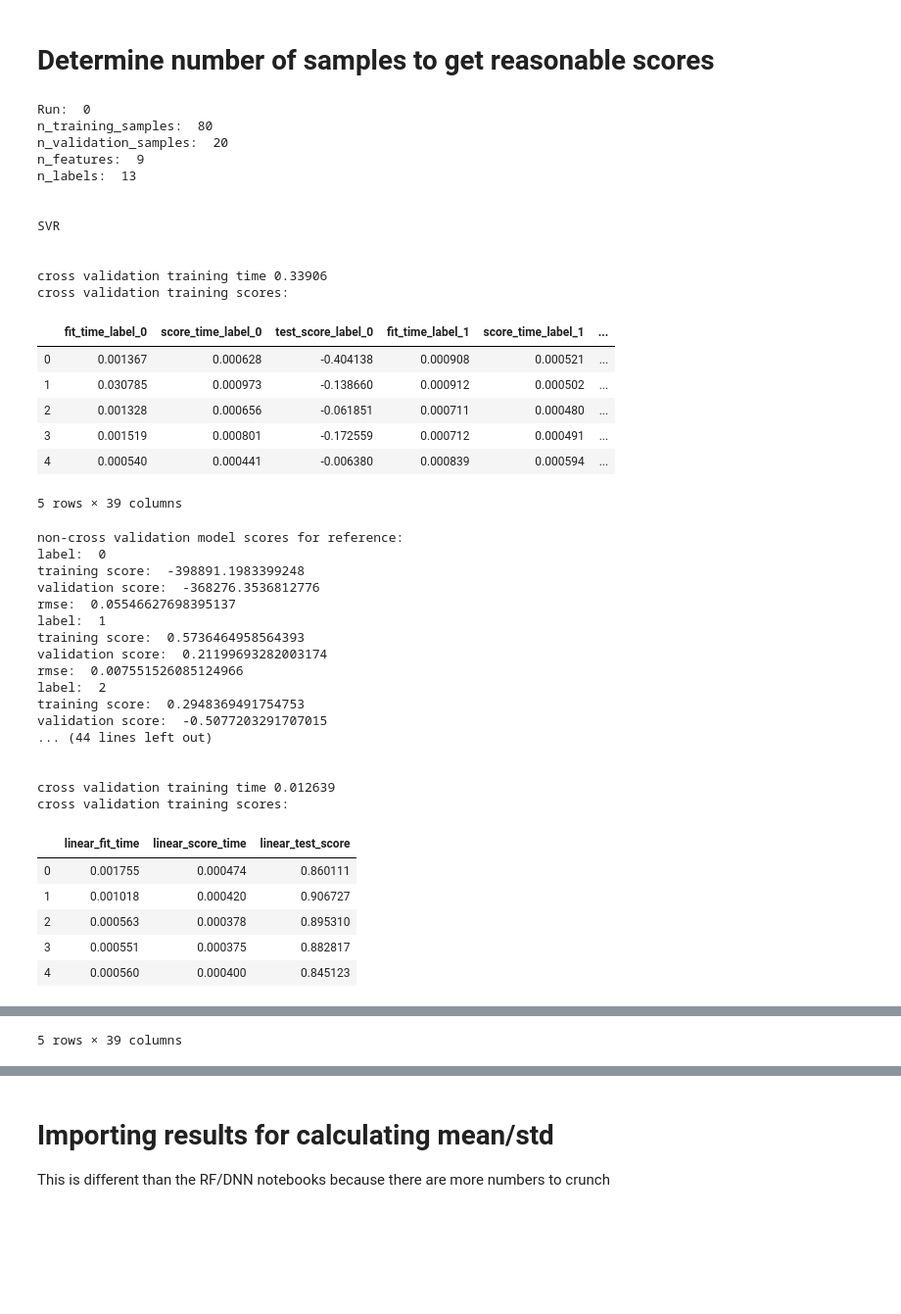
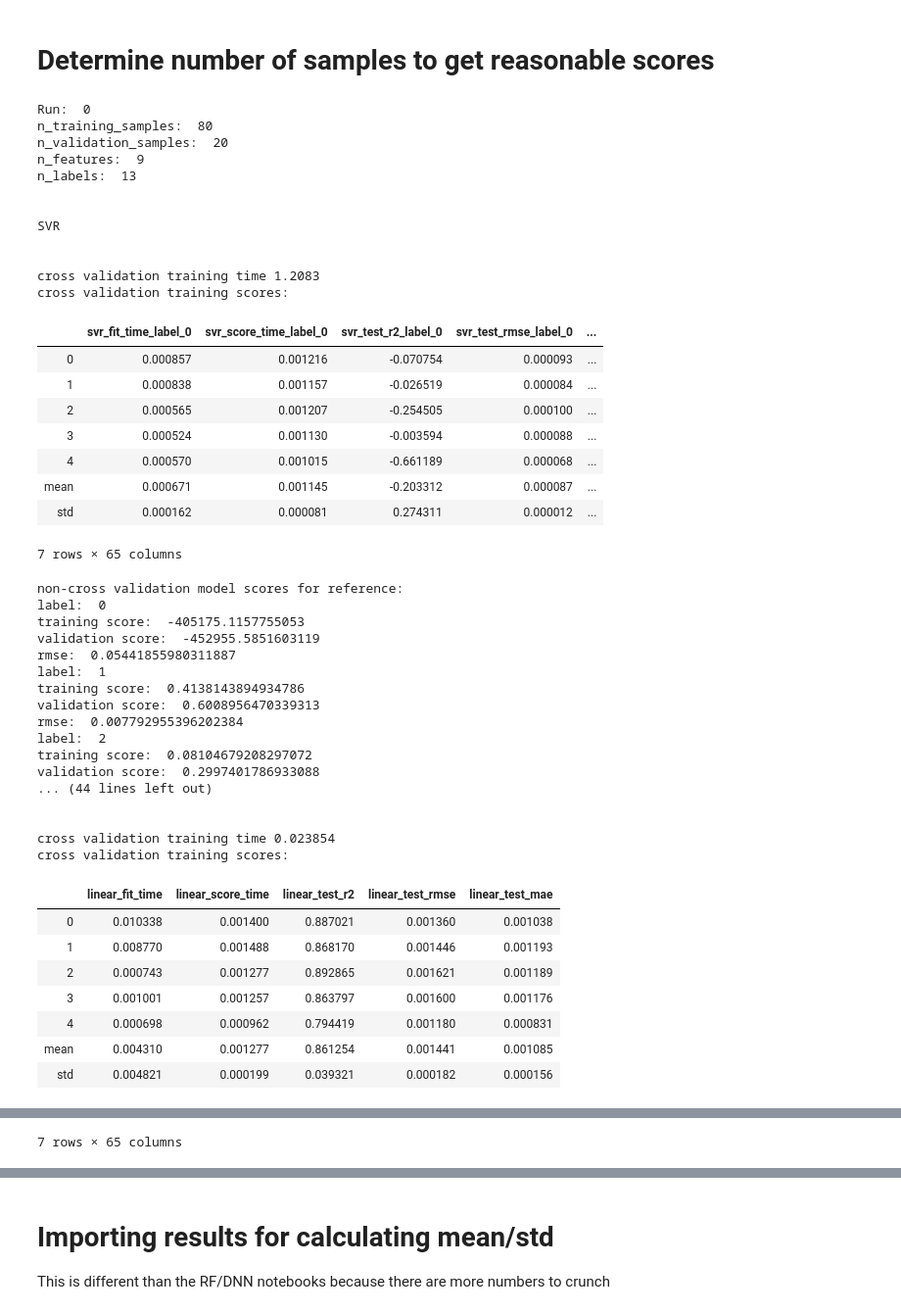
Before and after one commit to mbardwell/masters-simapprox, a Jupyter notebook: smart-sim/simhandler/ieee-13_approximating-with-SVR.ipynb, the cells around one changed output, grey strips where cells are left out. Shown at 98% size. Drawn from its saved outputs; the diff is of its cells as text; code cells hidden in the pictures; blank space fills up the shorter version.

Commit message:
Add scores to saved pd dataframe. Improve score recall function

```diff
--- a/smart-sim/simhandler/ieee-13_approximating-with-SVR.ipynb
+++ b/smart-sim/simhandler/ieee-13_approximating-with-SVR.ipynb
@@ -213,6 +213,13 @@ def backup_samples(src, dest):
             shutil.copy(src, dest)
         else:
             print('Directory not copied. Error: %s' % e)
+
+def add_mean_and_std_rows(dataframe):
+    mean = dataframe.mean()
+    std = dataframe.std()
+    dataframe.loc["mean"] = mean
+    dataframe.loc["std"] = std
+    return dataframe
 # %% [markdown]
 # Source Data
 # %%
@@ -376,8 +384,10 @@ for i, n_samples in enumerate([100, 1000, 10000, 100000]):
                                                       svr_y_train,
                                                       cv=5,
                                                       n_jobs=-1,
-                                                      scoring=make_scorer(r2_score)))
-        svr_xval_scores.columns = [col + "_label_" + str(label) for col in svr_xval_scores.columns]
+                                                      scoring={"r2": make_scorer(r2_score),
+                                                               "rmse": make_scorer(rmse),
+                                                               "mae": make_scorer(mae)}))
+        svr_xval_scores.columns = ["svr_" + col + "_label_" + str(label) for col in svr_xval_scores.columns]
         if label == 0:
             svr_results = svr_xval_scores
         else:
@@ -388,6 +398,7 @@ for i, n_samples in enumerate([100, 1000, 10000, 100000]):
     time_svr = time.time()
     print("cross validation training time {:.5}".format(time_svr-time_start))
     print("cross validation training scores: ")
+    svr_results = add_mean_and_std_rows(svr_results)
     display(svr_results)
 
     print("non-cross validation model scores for reference:")
@@ -405,68 +416,75 @@ for i, n_samples in enumerate([100, 1000, 10000, 100000]):
                                              y_train,
                                              cv=5,
                                              n_jobs=-1,
-                                             scoring=make_scorer(r2_score)))
+                                             scoring={"r2": make_scorer(r2_score),
+                                                      "rmse": make_scorer(rmse),
+                                                      "mae": make_scorer(mae)}))
 
     time_linear = time.time()
     print("cross validation training time {:.5}".format(time_linear-time_start))
     print("cross validation training scores: ")
     linear_results = pd.DataFrame(linear_xval_scores[current_iteration])
     linear_results.columns = ["linear_"+col for col in linear_results.columns]
+    linear_results = add_mean_and_std_rows(linear_results)
     display(linear_results)
 
     linear.fit(X_train, y_train)
     print("non-cross validation model scores for reference:")
     print("training score: ", r2_score(y_train, linear.predict(X_train)))
     print("validation score: ", r2_score(y_val, linear.predict(X_val)))
     print("rmse: ", rmse(linear.predict(X_val), y_val))
 
     ## model statistics
     datetimestamp = datetime.datetime.now().strftime("%Y-%m-%d-%H-%M")
     results_to_save = linear_results.join(svr_results).round(3)
     results_to_save.to_csv(path_to_powerflow_data +
                            "/results/approximating_with_svr_results-{}_samples-{}.csv".format(n_samples,
                                                                                              datetimestamp))
 # %% [output]
 Run:  0
 n_training_samples:  80
 n_validation_samples:  20
 n_features:  9
 n_labels:  13
 
 
 SVR
 
 
-cross validation training time 0.33906
+cross validation training time 1.2083
 cross validation training scores:
-|  | fit_time_label_0 | score_time_label_0 | test_score_label_0 | fit_time_label_1 | score_time_label_1 | ... |
-| 0 | 0.001367 | 0.000628 | -0.404138 | 0.000908 | 0.000521 | ... |
-| 1 | 0.030785 | 0.000973 | -0.138660 | 0.000912 | 0.000502 | ... |
-| 2 | 0.001328 | 0.000656 | -0.061851 | 0.000711 | 0.000480 | ... |
-| 3 | 0.001519 | 0.000801 | -0.172559 | 0.000712 | 0.000491 | ... |
-| 4 | 0.000540 | 0.000441 | -0.006380 | 0.000839 | 0.000594 | ... |
+|  | svr_fit_time_label_0 | svr_score_time_label_0 | svr_test_r2_label_0 | svr_test_rmse_label_0 | ... |
+| 0 | 0.000857 | 0.001216 | -0.070754 | 0.000093 | ... |
+| 1 | 0.000838 | 0.001157 | -0.026519 | 0.000084 | ... |
+| 2 | 0.000565 | 0.001207 | -0.254505 | 0.000100 | ... |
+| 3 | 0.000524 | 0.001130 | -0.003594 | 0.000088 | ... |
+| 4 | 0.000570 | 0.001015 | -0.661189 | 0.000068 | ... |
+| mean | 0.000671 | 0.001145 | -0.203312 | 0.000087 | ... |
+| std | 0.000162 | 0.000081 | 0.274311 | 0.000012 | ... |
-5 rows × 39 columns
+7 rows × 65 columns
 non-cross validation model scores for reference:
 label:  0
-training score:  -398891.1983399248
-validation score:  -368276.3536812776
-rmse:  0.05546627698395137
+training score:  -405175.1157755053
+validation score:  -452955.5851603119
+rmse:  0.05441855980311887
 label:  1
-training score:  0.5736464958564393
-validation score:  0.21199693282003174
-rmse:  0.007551526085124966
+training score:  0.4138143894934786
+validation score:  0.6008956470339313
+rmse:  0.007792955396202384
 label:  2
-training score:  0.2948369491754753
-validation score:  -0.5077203291707015
+training score:  0.08104679208297072
+validation score:  0.2997401786933088
 ... (44 lines left out)
 
 
-cross validation training time 0.012639
+cross validation training time 0.023854
 cross validation training scores:
-|  | linear_fit_time | linear_score_time | linear_test_score |
-| 0 | 0.001755 | 0.000474 | 0.860111 |
-| 1 | 0.001018 | 0.000420 | 0.906727 |
-| 2 | 0.000563 | 0.000378 | 0.895310 |
-| 3 | 0.000551 | 0.000375 | 0.882817 |
-| 4 | 0.000560 | 0.000400 | 0.845123 |
+|  | linear_fit_time | linear_score_time | linear_test_r2 | linear_test_rmse | linear_test_mae |
+| 0 | 0.010338 | 0.001400 | 0.887021 | 0.001360 | 0.001038 |
+| 1 | 0.008770 | 0.001488 | 0.868170 | 0.001446 | 0.001193 |
+| 2 | 0.000743 | 0.001277 | 0.892865 | 0.001621 | 0.001189 |
+| 3 | 0.001001 | 0.001257 | 0.863797 | 0.001600 | 0.001176 |
+| 4 | 0.000698 | 0.000962 | 0.794419 | 0.001180 | 0.000831 |
+| mean | 0.004310 | 0.001277 | 0.861254 | 0.001441 | 0.001085 |
+| std | 0.004821 | 0.000199 | 0.039321 | 0.000182 | 0.000156 |
 non-cross validation model scores for reference:
@@ -496,3 +516,3 @@ cross validation training scores:
-5 rows × 39 columns
+7 rows × 65 columns
 non-cross validation model scores for reference:
 label:  0
```
Also changed, not shown: parts of 5 cells of this notebook.
